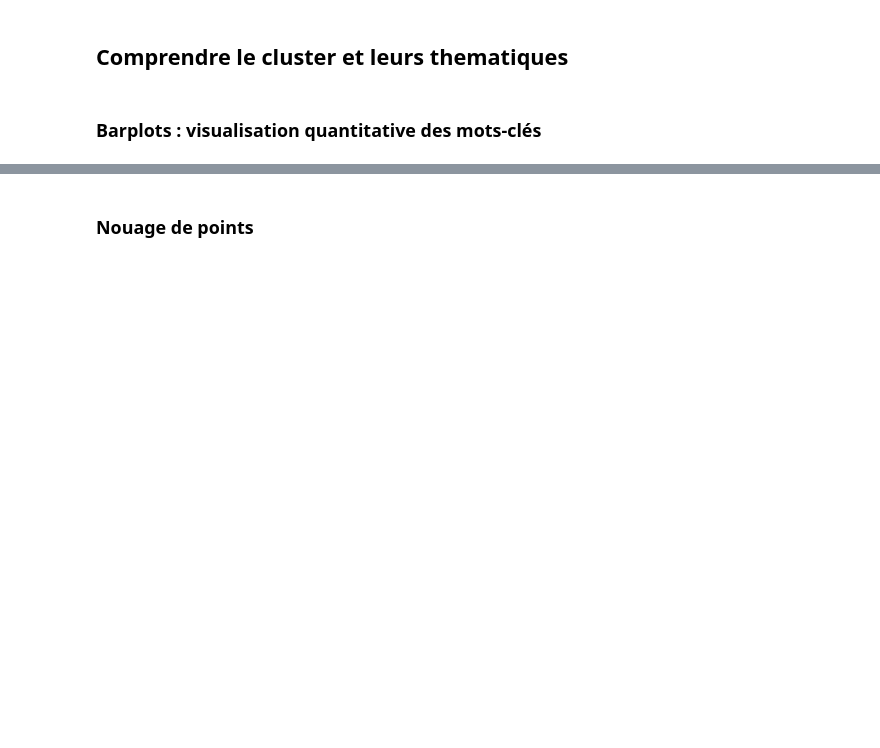
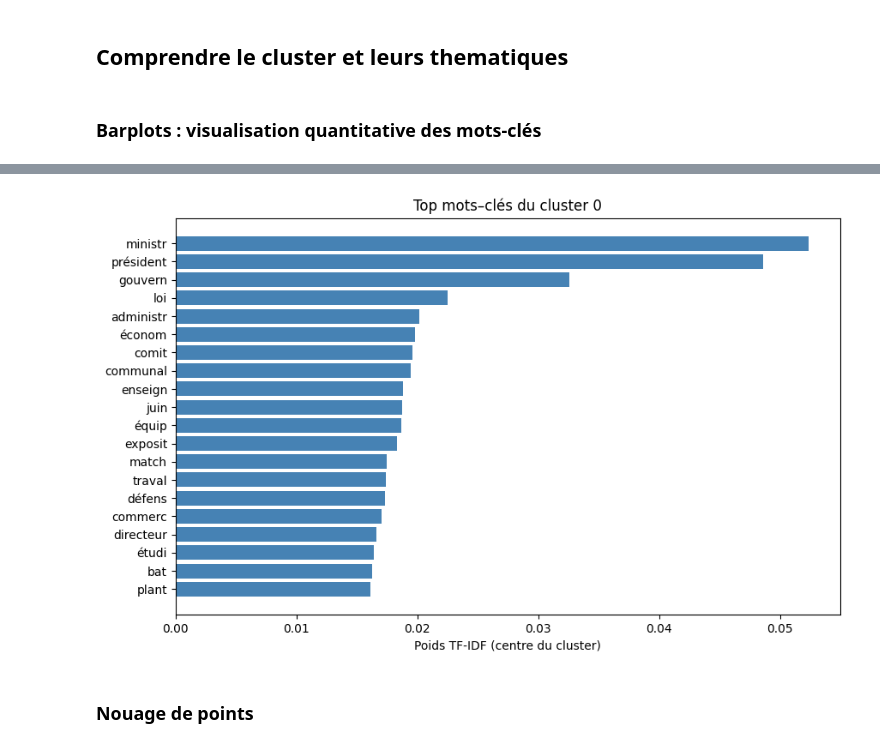
Before and after one commit to IlariaFa/tac, a Jupyter notebook: tps/tp4/s8_clustering.ipynb, the cells around one changed output, grey strips where cells are left out. Drawn from its saved outputs; the diff is of its cells as text; code cells hidden in the pictures; blank space fills up the shorter version.

```diff
--- a/tps/tp4/s8_clustering.ipynb
+++ b/tps/tp4/s8_clustering.ipynb
@@ -66,11 +67,3 @@ for f, t in zip(files, texts):
 print("Articles correspondant à la requête :", len(filtered_texts))
 # %% [output]
 Articles correspondant à la requête : 993
-# %%
-# pretraitement et tokenizer
-def preprocessing(text):
-    text = text.translate(str.maketrans("", "", string.punctuation))
-    tokens = word_tokenize(text.lower())
-    return tokens
-resultat = preprocessing(filtered_texts[0])[:50]
-print(resultat)
@@ -180,3 +204,16 @@ plot_cluster_keywords(cluster_keywords, 0)
+# %%
+def plot_cluster_keywords(cluster_keywords, cluster_id):
+    words, scores = zip(*cluster_keywords[cluster_id])
+    plt.figure(figsize=(10, 6))
+    plt.barh(words[::-1], scores[::-1], color="steelblue")
+    plt.title(f"Top mots–clés du cluster {cluster_id}")
+    plt.xlabel("Poids TF-IDF (centre du cluster)")
+    plt.show()
+
+# Exemple : cluster 0
+plot_cluster_keywords(cluster_keywords, 0)
+# %% [output]
+[figure, added]
 # %% [markdown]
 ### Nouage de points
 # %%
```
Also changed, not shown: parts of 21 cells of this notebook.
